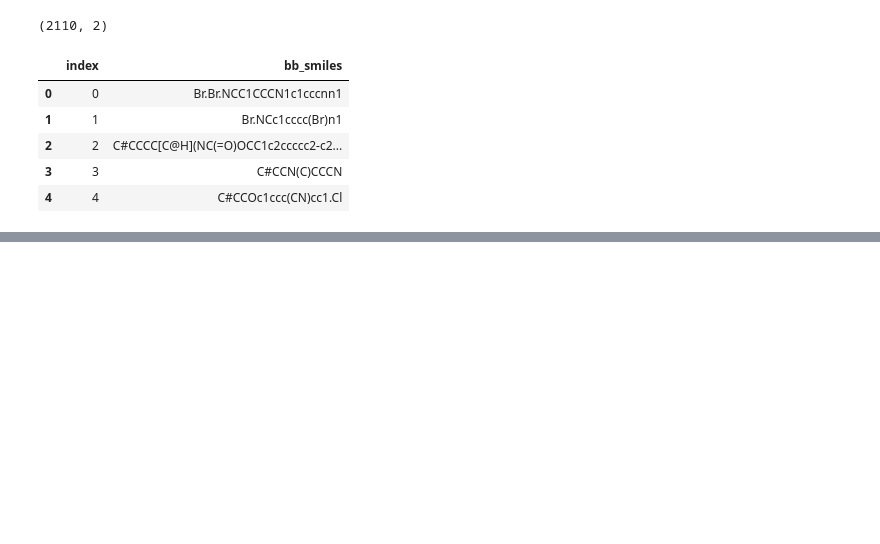
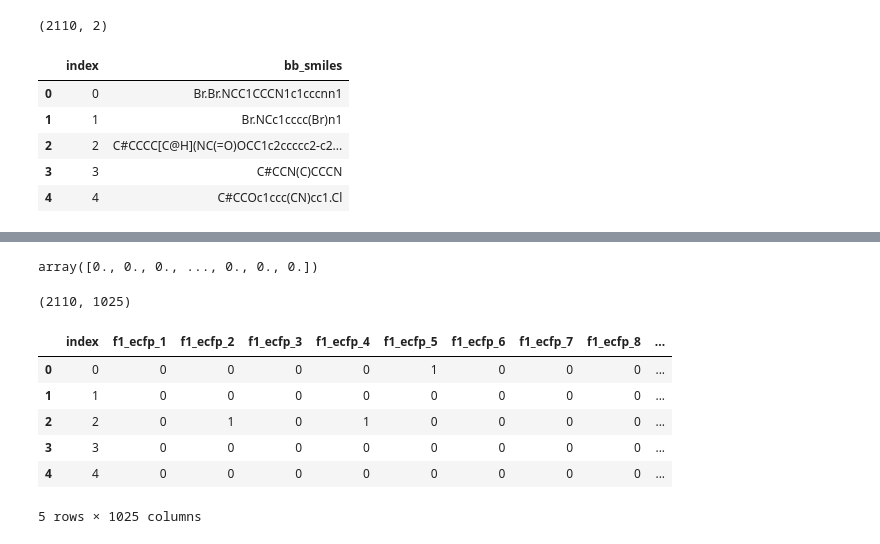
Before and after one commit to ongxuanhong/polar_duckdb_benchmarks, a Jupyter notebook: 03_featurizing_moleculars.ipynb, the cells around one changed output, grey strips where cells are left out. Saved outputs shown, nothing was run; the diff lists cells and outputs as text; code cells hidden in the pictures; blank space fills up the shorter version.

Commit message:
Calculate ECFP features

```diff
--- a/03_featurizing_moleculars.ipynb
+++ b/03_featurizing_moleculars.ipynb
@@ -105,0 +125,4 @@ pd_bb_smiles.to_csv("featurized/all_bb_smiles.csv", index=False)
+# %%
+pd_bb_smiles = pd.read_csv("featurized/all_bb_smiles.csv")
+print(pd_bb_smiles.shape)
+pd_bb_smiles.head()
@@ -105,0 +137,5 @@ pd_bb_smiles.to_csv("featurized/all_bb_smiles.csv", index=False)
+# %%
+pd_bb_smiles["mols"] = pd_bb_smiles["bb_smiles"].apply(
+    lambda smile: Chem.MolFromSmiles(smile)
+)
+pd_bb_smiles.head()
@@ -105,0 +149,6 @@ pd_bb_smiles.to_csv("featurized/all_bb_smiles.csv", index=False)
+# %%
+feat = dc.feat.CircularFingerprint(size=1024)
+pd_bb_smiles["f1_ecfp"] = pd_bb_smiles["mols"].apply(
+    lambda mols: feat.featurize(mols)[0]
+)
+pd_bb_smiles.head()
@@ -105,0 +179,26 @@ pd_bb_smiles.to_csv("featurized/all_bb_smiles.csv", index=False)
+# %%
+pd_bb_smiles.loc[0, "f1_ecfp"]
+# %% [output]
+array([0., 0., 0., ..., 0., 0., 0.])
+# %%
+# Create a new dataframe where each element in the array is split into its own column
+ecfp_df = pd.DataFrame(pd_bb_smiles["f1_ecfp"].tolist(), index=pd_bb_smiles.index)
+
+# Rename the columns with the desired format (f1_ecfp_1, f1_ecfp_2, ..., f1_ecfp_1024)
+ecfp_df.columns = [f"f1_ecfp_{i+1}" for i in range(ecfp_df.shape[1])]
+
+# Convert values to byte (uint8) type
+ecfp_df = ecfp_df.astype(np.uint8)
+ecfp_df = ecfp_df.reset_index()
+
+print(ecfp_df.shape)
+ecfp_df.head()
+# %% [output]
+(2110, 1025)
+|  | index | f1_ecfp_1 | f1_ecfp_2 | f1_ecfp_3 | f1_ecfp_4 | f1_ecfp_5 | f1_ecfp_6 | f1_ecfp_7 | f1_ecfp_8 | ... |
+| 0 | 0 | 0 | 0 | 0 | 0 | 1 | 0 | 0 | 0 | ... |
+| 1 | 1 | 0 | 0 | 0 | 0 | 0 | 0 | 0 | 0 | ... |
+| 2 | 2 | 0 | 1 | 0 | 1 | 0 | 0 | 0 | 0 | ... |
+| 3 | 3 | 0 | 0 | 0 | 0 | 0 | 0 | 0 | 0 | ... |
+| 4 | 4 | 0 | 0 | 0 | 0 | 0 | 0 | 0 | 0 | ... |
+5 rows × 1025 columns
```
Also changed, not shown: parts of 10 cells of this notebook, 1 other file.
